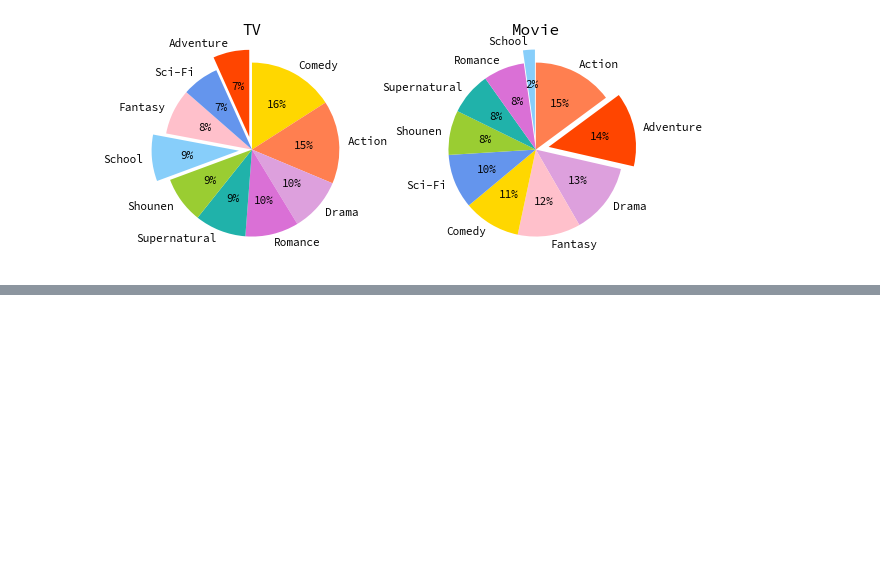
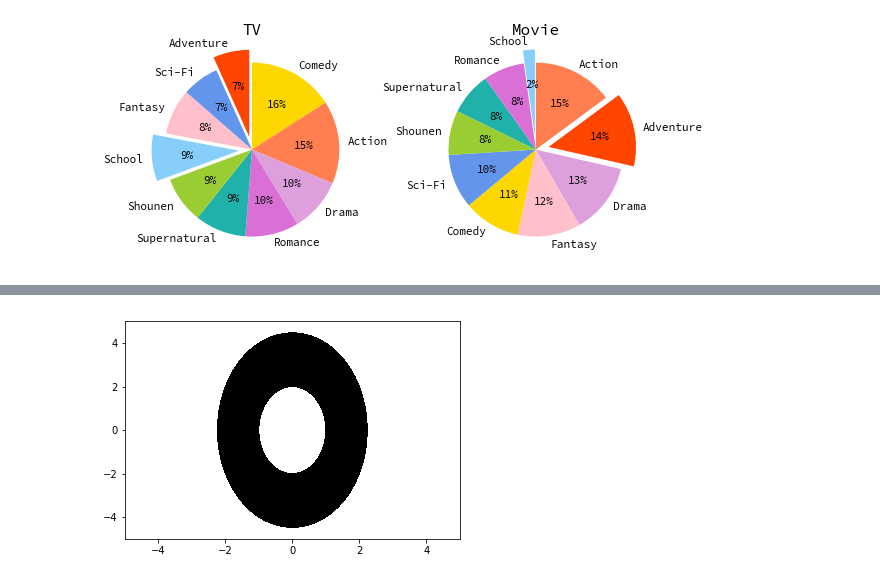
Before and after one commit to ikki02/Python, a Jupyter notebook: JupyterNotebook - Matplotlib/Matplotlib.ipynb, the cells around one changed output, grey strips where cells are left out. Cells and saved outputs as stored; diff of their text form; code cells hidden in the pictures; blank space fills up the shorter version.

```diff
--- a/JupyterNotebook - Matplotlib/Matplotlib.ipynb
+++ b/JupyterNotebook - Matplotlib/Matplotlib.ipynb
@@ -772,0 +794,11 @@ plt.show()
+# %%
+# countourf(): 等高線の領域を塗り分ける。
+x = np.linspace(-5, 5, 300)
+y = np.linspace(-5, 5, 300)
+xmesh, ymesh = np.meshgrid(x, y)
+z = f(xmesh, ymesh)
+
+plt.contourf(x, y, z, colors="k", levels=[1, 2, 3, 4, 5])
+plt.show()
+# %% [output]
+[figure, added]
```
Also changed, not shown: parts of 3 cells of this notebook, 4 other files.
